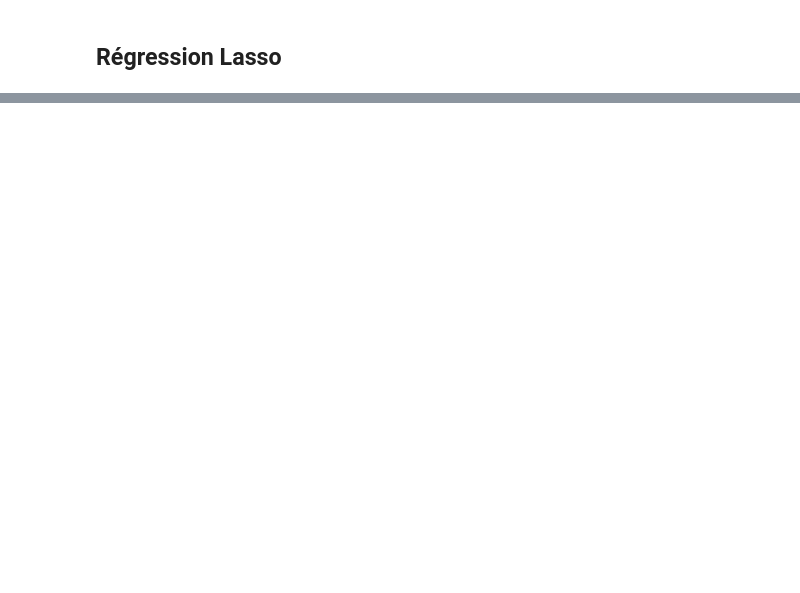
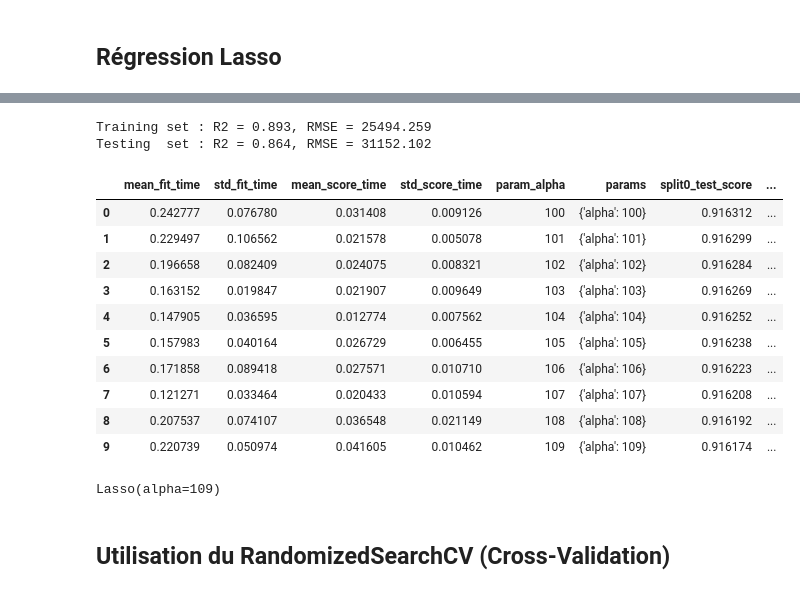
Before and after one commit to MrRachidK/Brief-6-Rachid-Karbiche, a Jupyter notebook: notebook/machine_learning_object_columns.ipynb, the cells around one changed output, grey strips where cells are left out. Drawn from its saved outputs; the diff is of its cells as text; code cells hidden in the pictures; blank space fills up the shorter version.

```diff
--- a/notebook/machine_learning_object_columns.ipynb
+++ b/notebook/machine_learning_object_columns.ipynb
@@ -239,0 +341,28 @@ Pour les données d'entrainement le R2 vaut 0.929 alors que pour les données de
+# %%
+get_model_metrics(linear_model.Ridge(alpha=14), concatenated_columns[concatenated_columns.columns.to_list()], sale_column, b1=False, b0=False)
+# %% [output]
+Training set : R2 = 0.893, RMSE = 25494.259
+Testing  set : R2 = 0.864, RMSE = 31152.102
+# %%
+defined_lasso_grid = modelizing_GridSearchCV(concatenated_columns, sale_column, concatenated_columns.columns.to_list(), {'alpha':np.arange(100, 110, 1).tolist()}, linear_model.Lasso())
+# %%
+results_lasso = pd.DataFrame(defined_lasso_grid.cv_results_)
+results_lasso
+# %% [output]
+|  | mean_fit_time | std_fit_time | mean_score_time | std_score_time | param_alpha | params | split0_test_score | ... |
+| 0 | 0.242777 | 0.076780 | 0.031408 | 0.009126 | 100 | {'alpha': 100} | 0.916312 | ... |
+| 1 | 0.229497 | 0.106562 | 0.021578 | 0.005078 | 101 | {'alpha': 101} | 0.916299 | ... |
+| 2 | 0.196658 | 0.082409 | 0.024075 | 0.008321 | 102 | {'alpha': 102} | 0.916284 | ... |
+| 3 | 0.163152 | 0.019847 | 0.021907 | 0.009649 | 103 | {'alpha': 103} | 0.916269 | ... |
+| 4 | 0.147905 | 0.036595 | 0.012774 | 0.007562 | 104 | {'alpha': 104} | 0.916252 | ... |
+| 5 | 0.157983 | 0.040164 | 0.026729 | 0.006455 | 105 | {'alpha': 105} | 0.916238 | ... |
+| 6 | 0.171858 | 0.089418 | 0.027571 | 0.010710 | 106 | {'alpha': 106} | 0.916223 | ... |
+| 7 | 0.121271 | 0.033464 | 0.020433 | 0.010594 | 107 | {'alpha': 107} | 0.916208 | ... |
+| 8 | 0.207537 | 0.074107 | 0.036548 | 0.021149 | 108 | {'alpha': 108} | 0.916192 | ... |
+| 9 | 0.220739 | 0.050974 | 0.041605 | 0.010462 | 109 | {'alpha': 109} | 0.916174 | ... |
+# %%
+print(defined_lasso_grid.best_estimator_)
+# %% [output]
+Lasso(alpha=109)
+# %% [markdown]
+## Utilisation du RandomizedSearchCV (Cross-Validation)
```
Also changed, not shown: parts of 21 cells of this notebook.
